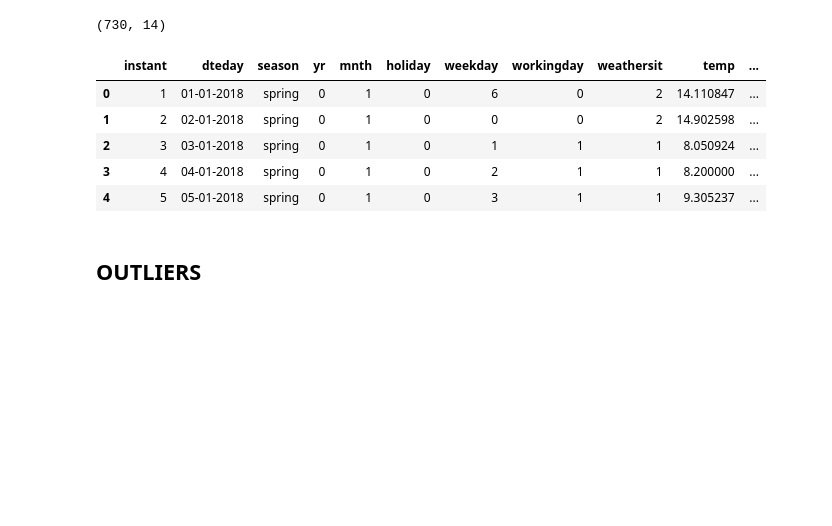
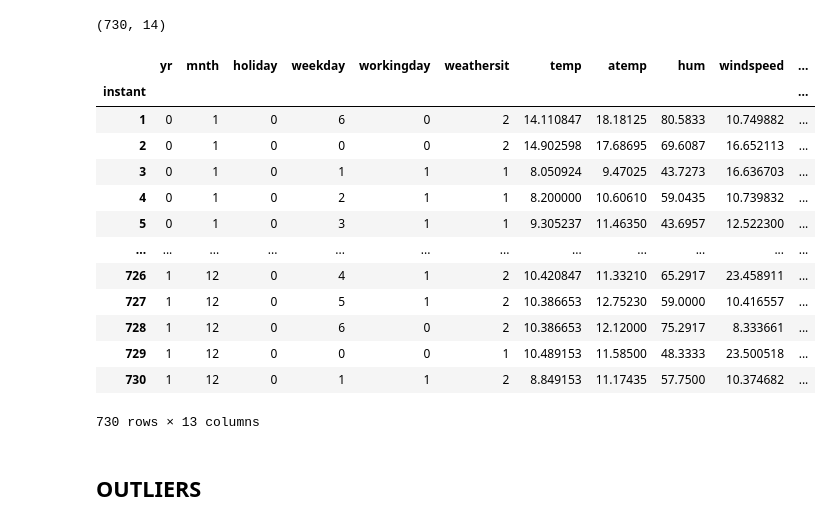
Before and after one commit to Adalab/project-da-promo-A-module-3-team-2, a Jupyter notebook: Proyecto 3.ipynb, the cells around one changed output. Drawn from its saved outputs; the diff is of its cells as text; code cells hidden in the pictures; blank space fills up the shorter version.

```diff
--- a/Proyecto 3.ipynb
+++ b/Proyecto 3.ipynb
@@ -111,14 +111,22 @@ df_numericas = df.select_dtypes(include=np.number)
 df_numericas.shape
 # %% [output]
 (730, 14)
-# %%
-df.head()
-# %% [output]
-|  | instant | dteday | season | yr | mnth | holiday | weekday | workingday | weathersit | temp | ... |
-| 0 | 1 | 01-01-2018 | spring | 0 | 1 | 0 | 6 | 0 | 2 | 14.110847 | ... |
-| 1 | 2 | 02-01-2018 | spring | 0 | 1 | 0 | 0 | 0 | 2 | 14.902598 | ... |
-| 2 | 3 | 03-01-2018 | spring | 0 | 1 | 0 | 1 | 1 | 1 | 8.050924 | ... |
-| 3 | 4 | 04-01-2018 | spring | 0 | 1 | 0 | 2 | 1 | 1 | 8.200000 | ... |
-| 4 | 5 | 05-01-2018 | spring | 0 | 1 | 0 | 3 | 1 | 1 | 9.305237 | ... |
+# %%
+df_numericas.set_index('instant')
+# %% [output]
+|  | yr | mnth | holiday | weekday | workingday | weathersit | temp | atemp | hum | windspeed | ... |
+| instant |  |  |  |  |  |  |  |  |  |  | ... |
+| 1 | 0 | 1 | 0 | 6 | 0 | 2 | 14.110847 | 18.18125 | 80.5833 | 10.749882 | ... |
+| 2 | 0 | 1 | 0 | 0 | 0 | 2 | 14.902598 | 17.68695 | 69.6087 | 16.652113 | ... |
+| 3 | 0 | 1 | 0 | 1 | 1 | 1 | 8.050924 | 9.47025 | 43.7273 | 16.636703 | ... |
+| 4 | 0 | 1 | 0 | 2 | 1 | 1 | 8.200000 | 10.60610 | 59.0435 | 10.739832 | ... |
+| 5 | 0 | 1 | 0 | 3 | 1 | 1 | 9.305237 | 11.46350 | 43.6957 | 12.522300 | ... |
+| ... | ... | ... | ... | ... | ... | ... | ... | ... | ... | ... | ... |
+| 726 | 1 | 12 | 0 | 4 | 1 | 2 | 10.420847 | 11.33210 | 65.2917 | 23.458911 | ... |
+| 727 | 1 | 12 | 0 | 5 | 1 | 2 | 10.386653 | 12.75230 | 59.0000 | 10.416557 | ... |
+| 728 | 1 | 12 | 0 | 6 | 0 | 2 | 10.386653 | 12.12000 | 75.2917 | 8.333661 | ... |
+| 729 | 1 | 12 | 0 | 0 | 0 | 1 | 10.489153 | 11.58500 | 48.3333 | 23.500518 | ... |
+| 730 | 1 | 12 | 0 | 1 | 1 | 2 | 8.849153 | 11.17435 | 57.7500 | 10.374682 | ... |
+730 rows × 13 columns
 # %% [markdown]
 ## OUTLIERS
```
Also changed, not shown: parts of 24 cells of this notebook.
